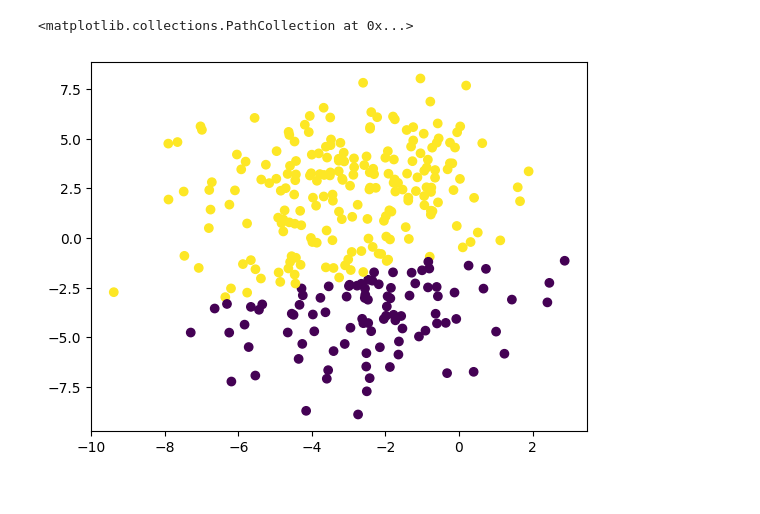
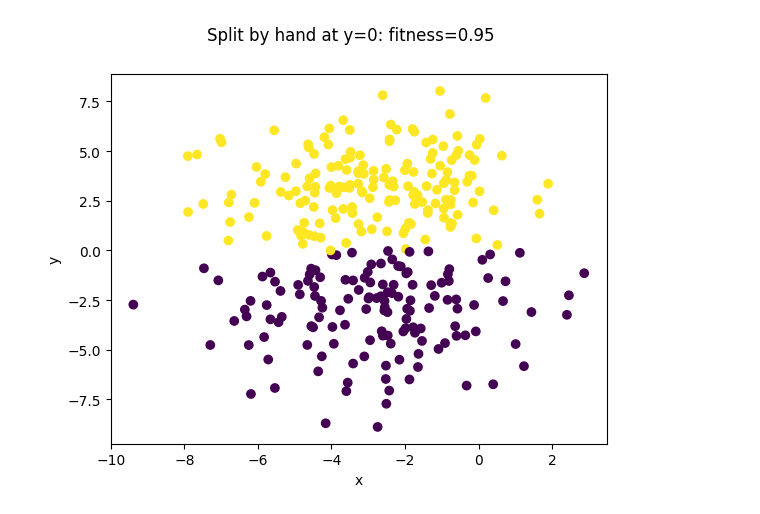
Before and after one commit to nunofachada/mlbook, a Jupyter notebook: 04_neuralnetworks/perceptron.ipynb, the cells around one changed output. Drawn from its saved outputs; the diff is of its cells as text; code cells hidden in the pictures.

```diff
--- a/04_neuralnetworks/perceptron.ipynb
+++ b/04_neuralnetworks/perceptron.ipynb
@@ -32,0 +69,4 @@ def gradient_descent(train_data: npt.NDArray, eta: float, iters: int=1000, seed:
+# %%
+# Determine fitness (0-1)
+def fitness(classes1, classes2):
+    return sum(classes1 == classes2) / len(classes1)
@@ -42,9 +128,0 @@ plt.scatter(clust.points[:, 0], clust.points[:, 1], c=clust.clusters)
-# %%
-clust.clusters[clust.clusters == 2] = -1
-train_data = np.hstack((clust.points, clust.clusters.reshape((-1, 1))))
-
-w = gradient_descent(train_data, 0.1, 100)
-
-new_clusters = np.apply_along_axis(infer, 1, train_data[:, 0:-1], w)
-
-plt.scatter(clust.points[:, 0], clust.points[:, 1], c=new_clusters)
@@ -67,12 +129,15 @@ def stochastic_gradient_descent(train_data: npt.NDArray, eta: float, iters: int=
-# %%
-clust.clusters[clust.clusters == 2] = -1
-train_data = np.hstack((clust.points, clust.clusters.reshape((-1, 1))))
-
-w = stochastic_gradient_descent(train_data, 0.01, 4000)
-
-new_clusters = np.apply_along_axis(infer, 1, train_data[:, 0:-1], w)
-
-plt.scatter(clust.points[:, 0], clust.points[:, 1], c=new_clusters)
-# %% [output]
-<matplotlib.collections.PathCollection at 0x...>
-[figure, removed]
+# %%
+# Split by hand at y=0
+new_clusters = np.zeros(len(clust.clusters))
+
+for i in range(len(clust.clusters)):
+    if clust.points[i, 1] < 0:
+        new_clusters[i] = -1
+    else:
+        new_clusters[i] = 1
+
+fitn = fitness(new_clusters, clust.clusters)
+
+plot_clusters(clust.points, new_clusters, f"Split by hand at y=0: fitness={fitn}")
+# %% [output]
+[figure, added]
```
Also changed, not shown: parts of 12 cells of this notebook.
